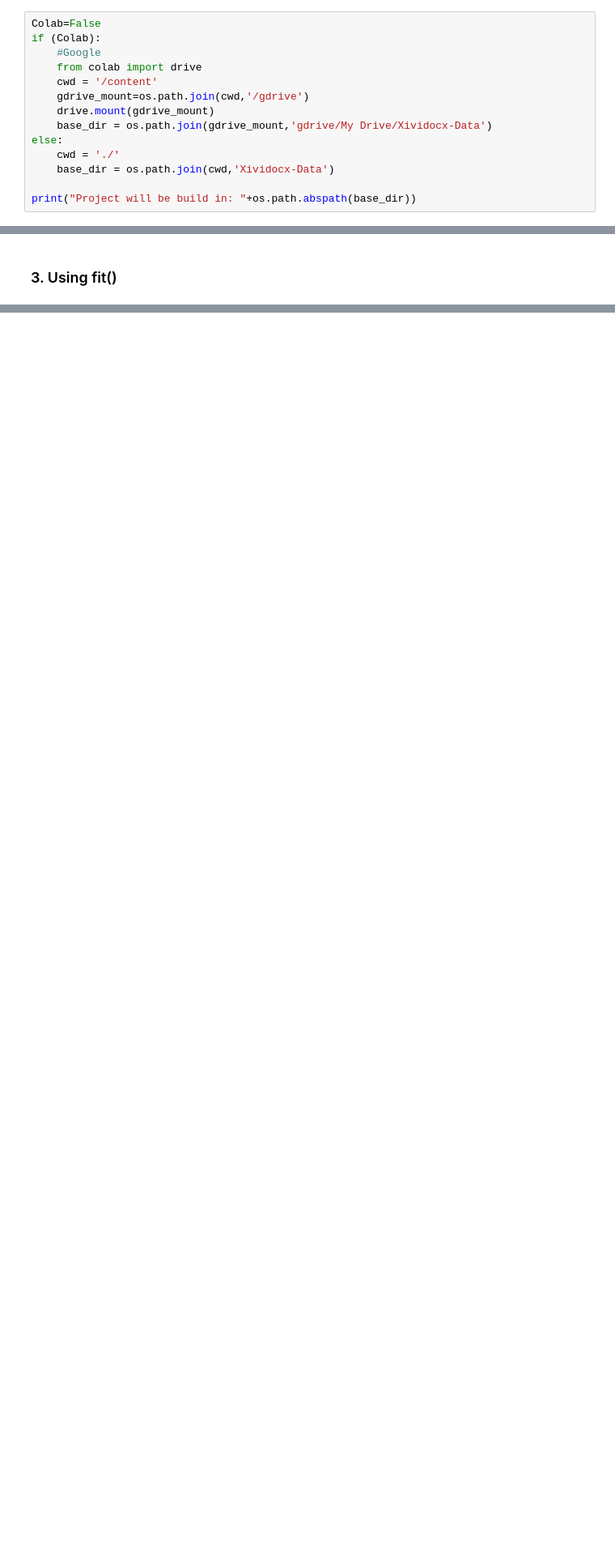
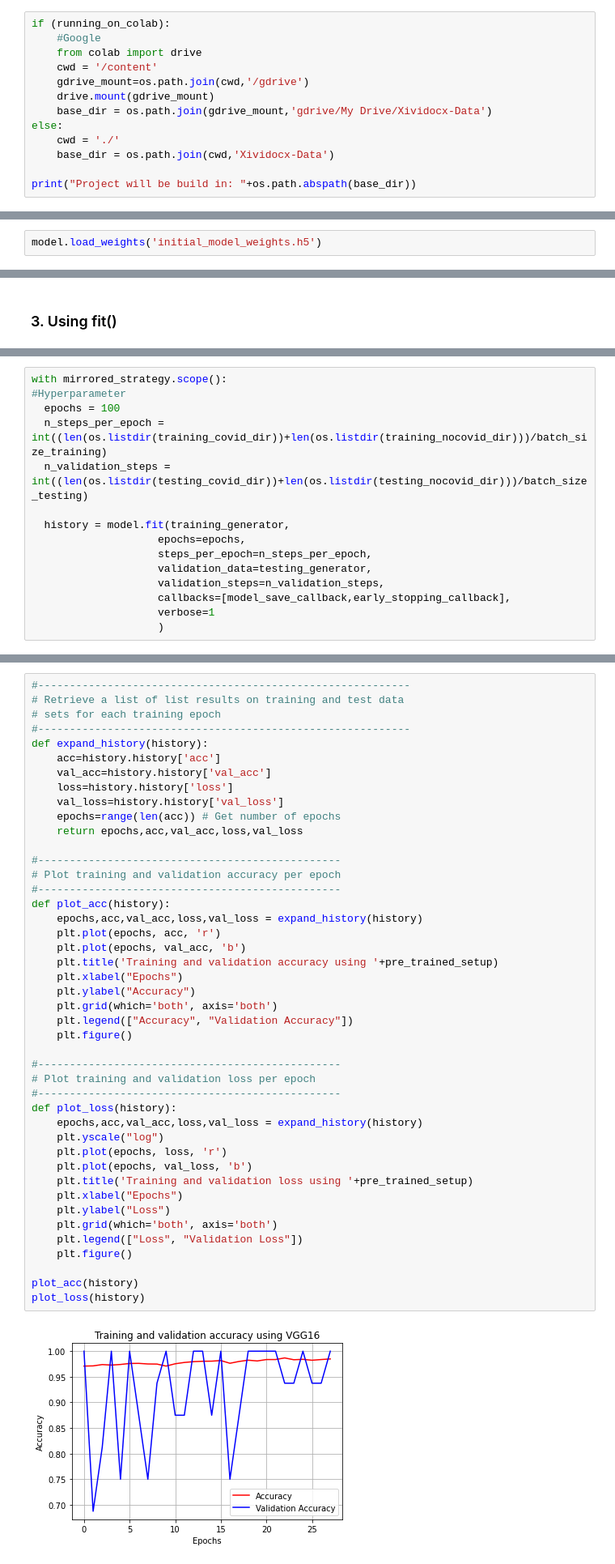
Before and after one commit to td-ct/Xidivocx, a Jupyter notebook: Xidivocx.ipynb, the cells around one changed output, grey strips where cells are left out. Shown at 81% size. Saved outputs shown, nothing was run; the diff lists cells and outputs as text; blank space fills up the shorter version.

Commit message:
More function definitions Introduced three variables in the beginnen, which control general behavior.
Signed-off-by: Timo Damm <timo.damm@rad.uni-kiel.de>

```diff
--- a/Xidivocx.ipynb
+++ b/Xidivocx.ipynb
@@ -102,8 +114,7 @@ def countFilesInDir(d):
 # %% [markdown]
 ### Connecting to the Google Drive and setting the base_dir variable
 # %%
-Colab=False
-if (Colab):
+if (running_on_colab):
     #Google
     from colab import drive
     cwd = '/content'
@@ -508,3 +552,5 @@ There are three very similar methods to train a model:
+# %%
+model.load_weights('initial_model_weights.h5')
 # %% [markdown]
 ### 1. Using the fit_generator()
 # %%
@@ -560,0 +613,15 @@ Epoch 2/2
+# %%
+with mirrored_strategy.scope():
+#Hyperparameter
+  epochs = 100
+  n_steps_per_epoch = int((len(os.listdir(training_covid_dir))+len(os.listdir(training_nocovid_dir)))/batch_size_training)
+  n_validation_steps = int((len(os.listdir(testing_covid_dir))+len(os.listdir(testing_nocovid_dir)))/batch_size_testing)
+
+  history = model.fit(training_generator,
+                    epochs=epochs,
+                    steps_per_epoch=n_steps_per_epoch,
+                    validation_data=testing_generator,
+                    validation_steps=n_validation_steps,
+                    callbacks=[model_save_callback,early_stopping_callback],
+                    verbose=1
+                    )
@@ -560,0 +648,46 @@ Epoch 2/2
+# %%
+#-----------------------------------------------------------
+# Retrieve a list of list results on training and test data
+# sets for each training epoch
+#-----------------------------------------------------------
+def expand_history(history):
+    acc=history.history['acc']
+    val_acc=history.history['val_acc']
+    loss=history.history['loss']
+    val_loss=history.history['val_loss']
+    epochs=range(len(acc)) # Get number of epochs
+    return epochs,acc,val_acc,loss,val_loss
+
+#------------------------------------------------
+# Plot training and validation accuracy per epoch
+#------------------------------------------------
+def plot_acc(history):
+    epochs,acc,val_acc,loss,val_loss = expand_history(history)
+    plt.plot(epochs, acc, 'r')
+    plt.plot(epochs, val_acc, 'b')
+    plt.title('Training and validation accuracy using '+pre_trained_setup)
+    plt.xlabel("Epochs")
+    plt.ylabel("Accuracy")
+    plt.grid(which='both', axis='both')
+    plt.legend(["Accuracy", "Validation Accuracy"])
+    plt.figure()
+
+#------------------------------------------------
+# Plot training and validation loss per epoch
+#------------------------------------------------
+def plot_loss(history):
+    epochs,acc,val_acc,loss,val_loss = expand_history(history)
+    plt.yscale("log")
+    plt.plot(epochs, loss, 'r')
+    plt.plot(epochs, val_loss, 'b')
+    plt.title('Training and validation loss using '+pre_trained_setup)
+    plt.xlabel("Epochs")
+    plt.ylabel("Loss")
+    plt.grid(which='both', axis='both')
+    plt.legend(["Loss", "Validation Loss"])
+    plt.figure()
+
+plot_acc(history)
+plot_loss(history)
+# %% [output]
+[figure, added]
```
Also changed, not shown: parts of 46 cells of this notebook, 2 other files.
